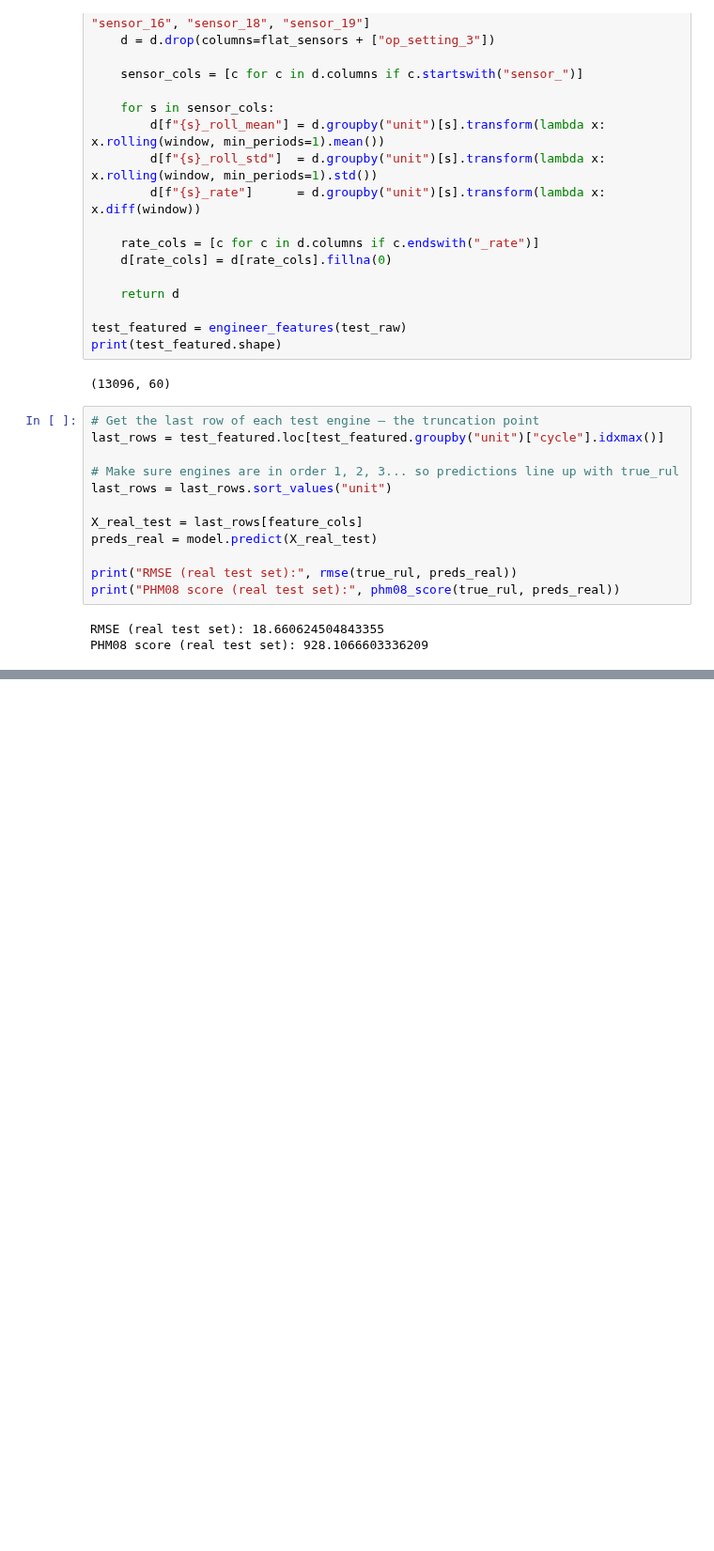
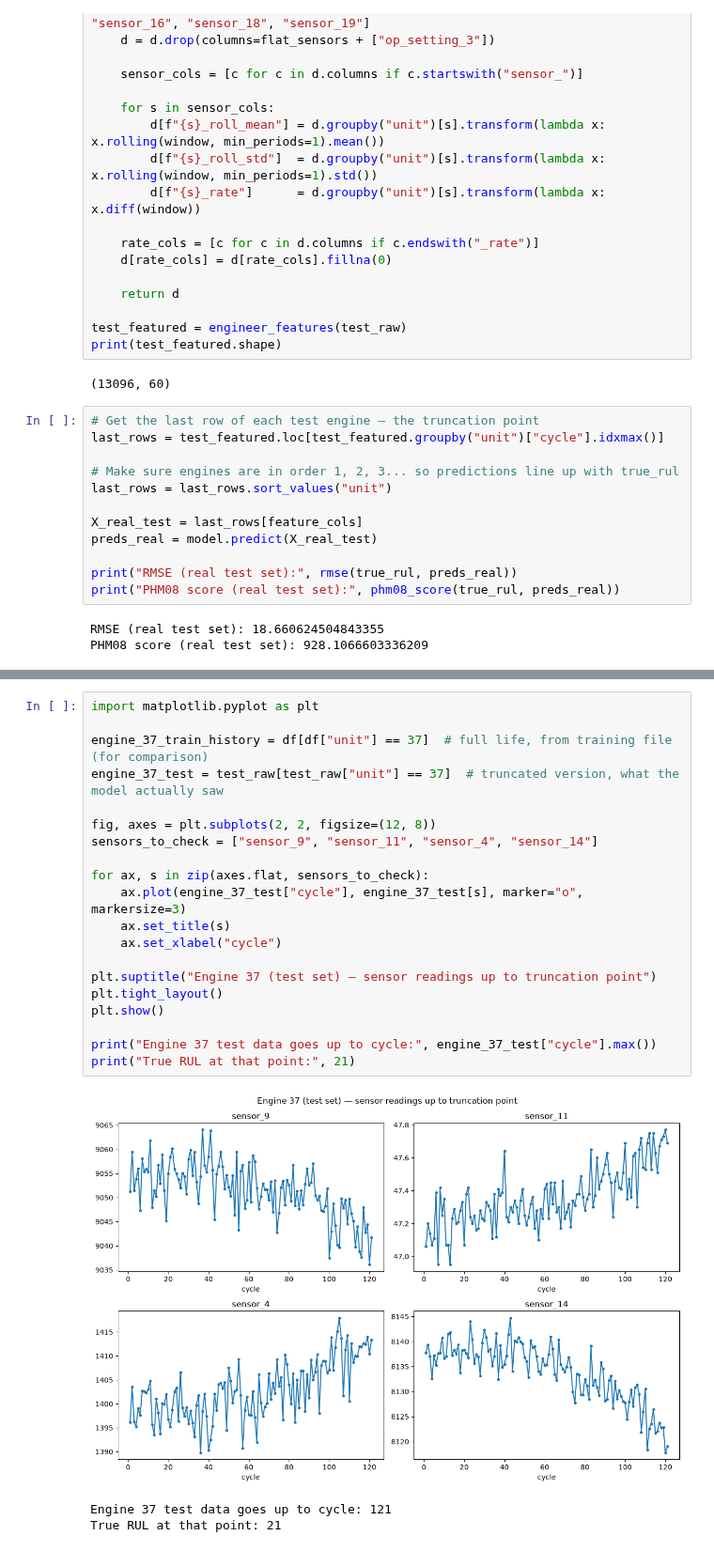
Before and after one commit to JohnBosely/goebel, a Jupyter notebook: notebooks/01_turbine_eda.ipynb, the cells around one changed output, grey strips where cells are left out. Shown at 94% size. Saved outputs shown, nothing was run; the diff lists cells and outputs as text; blank space fills up the shorter version.

```diff
--- a/notebooks/01_turbine_eda.ipynb
+++ b/notebooks/01_turbine_eda.ipynb
@@ -247,0 +282,24 @@ PHM08 score (real test set): 928.1066603336209
+# %%
+import matplotlib.pyplot as plt
+
+engine_37_train_history = df[df["unit"] == 37]  # full life, from training file (for comparison)
+engine_37_test = test_raw[test_raw["unit"] == 37]  # truncated version, what the model actually saw
+
+fig, axes = plt.subplots(2, 2, figsize=(12, 8))
+sensors_to_check = ["sensor_9", "sensor_11", "sensor_4", "sensor_14"]
+
+for ax, s in zip(axes.flat, sensors_to_check):
+    ax.plot(engine_37_test["cycle"], engine_37_test[s], marker="o", markersize=3)
+    ax.set_title(s)
+    ax.set_xlabel("cycle")
+
+plt.suptitle("Engine 37 (test set) — sensor readings up to truncation point")
+plt.tight_layout()
+plt.show()
+
+print("Engine 37 test data goes up to cycle:", engine_37_test["cycle"].max())
+print("True RUL at that point:", 21)
+# %% [output]
+[figure, added]
+Engine 37 test data goes up to cycle: 121
+True RUL at that point: 21
```
Also changed, not shown: parts of 30 cells of this notebook.
